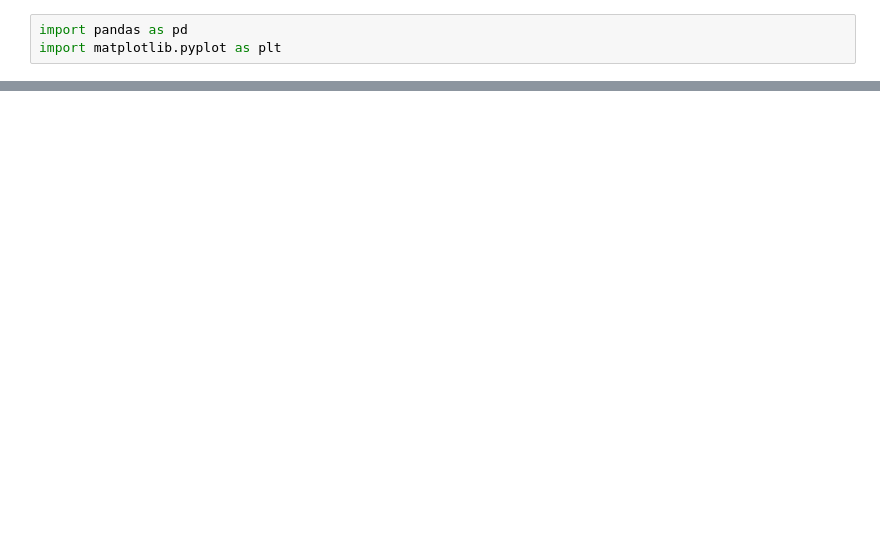
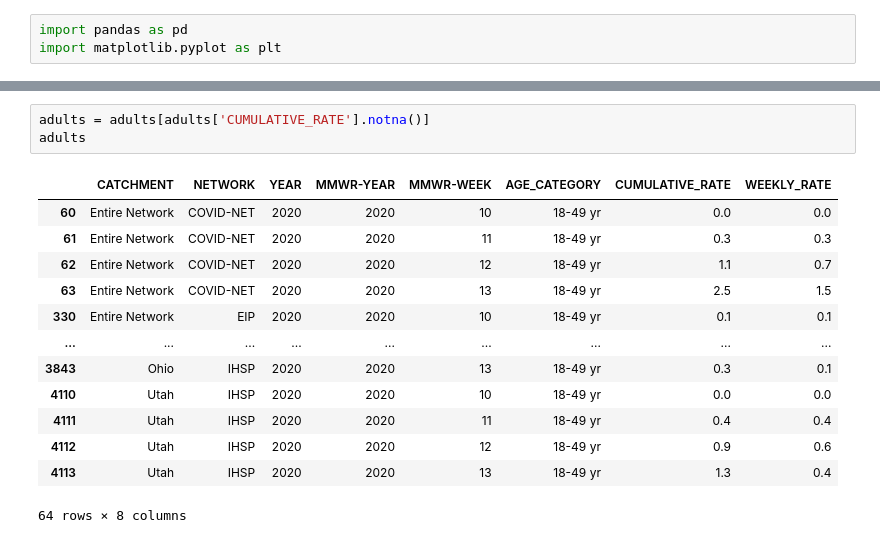
Before and after one commit to yixin0829/covid-data-gig, a Jupyter notebook: Ron's Notebook.ipynb, the cells around one changed output, grey strips where cells are left out. Saved outputs shown, nothing was run; the diff lists cells and outputs as text; blank space fills up the shorter version.

```diff
--- a/Ron's Notebook.ipynb
+++ b/Ron's Notebook.ipynb
@@ -23,0 +52,17 @@ data
+# %%
+adults = adults[adults['CUMULATIVE_RATE'].notna()]
+adults
+# %% [output]
+|  | CATCHMENT | NETWORK | YEAR | MMWR-YEAR | MMWR-WEEK | AGE_CATEGORY | CUMULATIVE_RATE | WEEKLY_RATE |
+| 60 | Entire Network | COVID-NET | 2020 | 2020 | 10 | 18-49 yr | 0.0 | 0.0 |
+| 61 | Entire Network | COVID-NET | 2020 | 2020 | 11 | 18-49 yr | 0.3 | 0.3 |
+| 62 | Entire Network | COVID-NET | 2020 | 2020 | 12 | 18-49 yr | 1.1 | 0.7 |
+| 63 | Entire Network | COVID-NET | 2020 | 2020 | 13 | 18-49 yr | 2.5 | 1.5 |
+| 330 | Entire Network | EIP | 2020 | 2020 | 10 | 18-49 yr | 0.1 | 0.1 |
+| ... | ... | ... | ... | ... | ... | ... | ... | ... |
+| 3843 | Ohio | IHSP | 2020 | 2020 | 13 | 18-49 yr | 0.3 | 0.1 |
+| 4110 | Utah | IHSP | 2020 | 2020 | 10 | 18-49 yr | 0.0 | 0.0 |
+| 4111 | Utah | IHSP | 2020 | 2020 | 11 | 18-49 yr | 0.4 | 0.4 |
+| 4112 | Utah | IHSP | 2020 | 2020 | 12 | 18-49 yr | 0.9 | 0.6 |
+| 4113 | Utah | IHSP | 2020 | 2020 | 13 | 18-49 yr | 1.3 | 0.4 |
+64 rows × 8 columns
```
Also changed, not shown: parts of 13 cells of this notebook, 1 other file.
